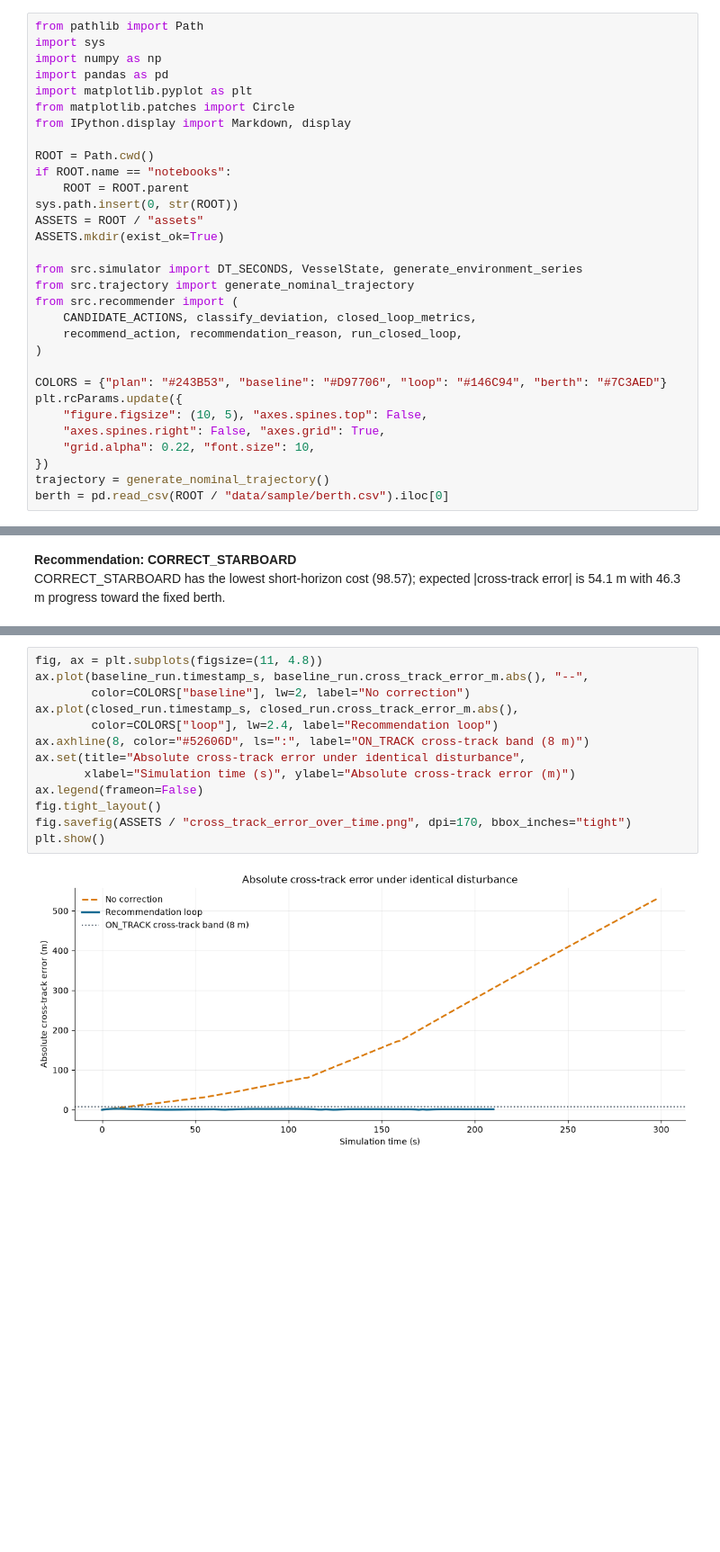
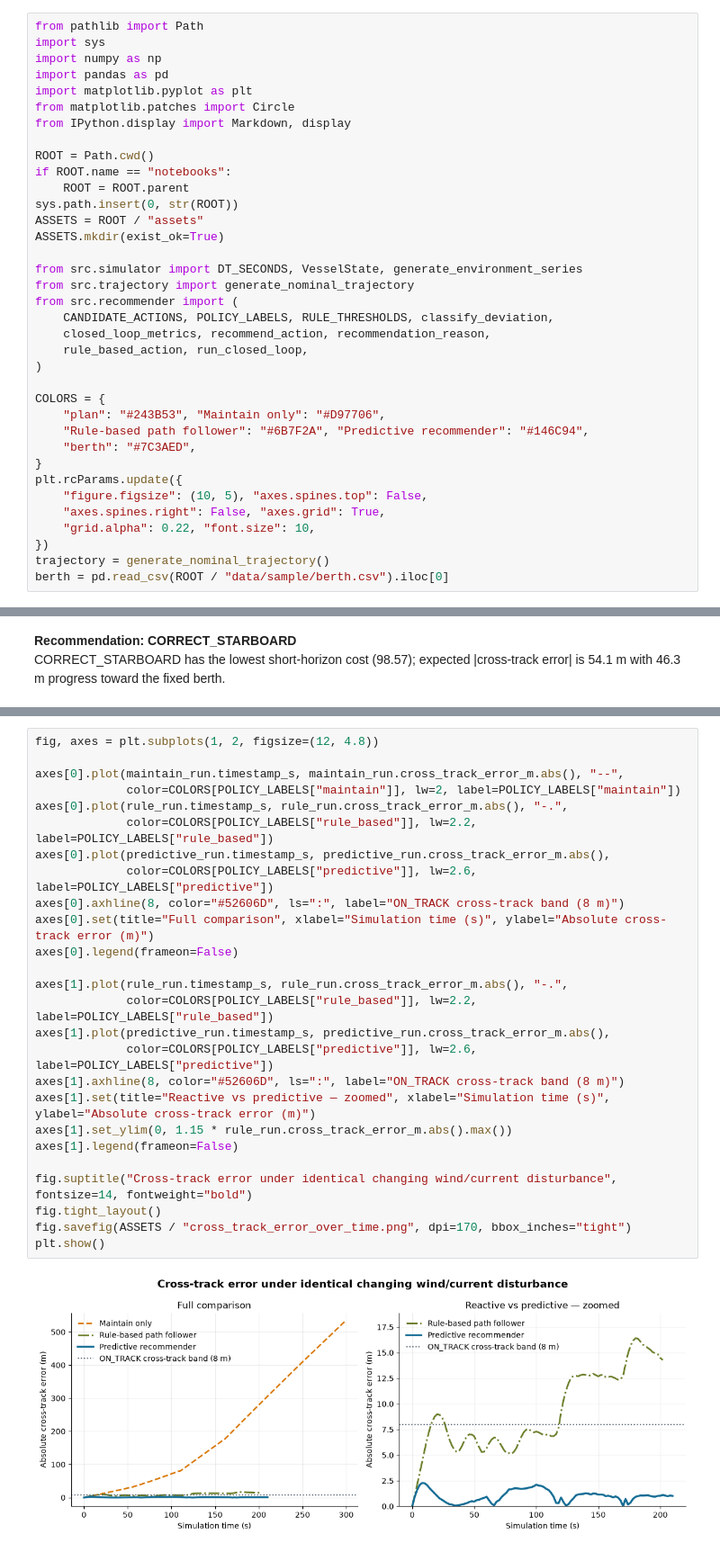
Before and after one commit to souhiab/maritime-berthing-decision-support, a Jupyter notebook: notebooks/02_closed_loop_berthing_guidance.ipynb, the cells around one changed output, grey strips where cells are left out. Shown at 90% size. Drawn from its saved outputs; the diff is of its cells as text; blank space fills up the shorter version.

Commit message:
Add rule-based baseline for maritime guidance comparison

```diff
--- a/notebooks/02_closed_loop_berthing_guidance.ipynb
+++ b/notebooks/02_closed_loop_berthing_guidance.ipynb
@@ -25,11 +25,16 @@ ASSETS.mkdir(exist_ok=True)
 from src.simulator import DT_SECONDS, VesselState, generate_environment_series
 from src.trajectory import generate_nominal_trajectory
 from src.recommender import (
-    CANDIDATE_ACTIONS, classify_deviation, closed_loop_metrics,
-    recommend_action, recommendation_reason, run_closed_loop,
+    CANDIDATE_ACTIONS, POLICY_LABELS, RULE_THRESHOLDS, classify_deviation,
+    closed_loop_metrics, recommend_action, recommendation_reason,
+    rule_based_action, run_closed_loop,
 )
 
-COLORS = {"plan": "#243B53", "baseline": "#D97706", "loop": "#146C94", "berth": "#7C3AED"}
+COLORS = {
+    "plan": "#243B53", "Maintain only": "#D97706",
+    "Rule-based path follower": "#6B7F2A", "Predictive recommender": "#146C94",
+    "berth": "#7C3AED",
+}
 plt.rcParams.update({
     "figure.figsize": (10, 5), "axes.spines.top": False,
     "axes.spines.right": False, "axes.grid": True,
@@ -159,16 +233,29 @@ plt.show()
 # %%
-fig, ax = plt.subplots(figsize=(11, 4.8))
-ax.plot(baseline_run.timestamp_s, baseline_run.cross_track_error_m.abs(), "--",
-        color=COLORS["baseline"], lw=2, label="No correction")
-ax.plot(closed_run.timestamp_s, closed_run.cross_track_error_m.abs(),
-        color=COLORS["loop"], lw=2.4, label="Recommendation loop")
-ax.axhline(8, color="#52606D", ls=":", label="ON_TRACK cross-track band (8 m)")
-ax.set(title="Absolute cross-track error under identical disturbance",
-       xlabel="Simulation time (s)", ylabel="Absolute cross-track error (m)")
-ax.legend(frameon=False)
+fig, axes = plt.subplots(1, 2, figsize=(12, 4.8))
+
+axes[0].plot(maintain_run.timestamp_s, maintain_run.cross_track_error_m.abs(), "--",
+             color=COLORS[POLICY_LABELS["maintain"]], lw=2, label=POLICY_LABELS["maintain"])
+axes[0].plot(rule_run.timestamp_s, rule_run.cross_track_error_m.abs(), "-.",
+             color=COLORS[POLICY_LABELS["rule_based"]], lw=2.2, label=POLICY_LABELS["rule_based"])
+axes[0].plot(predictive_run.timestamp_s, predictive_run.cross_track_error_m.abs(),
+             color=COLORS[POLICY_LABELS["predictive"]], lw=2.6, label=POLICY_LABELS["predictive"])
+axes[0].axhline(8, color="#52606D", ls=":", label="ON_TRACK cross-track band (8 m)")
+axes[0].set(title="Full comparison", xlabel="Simulation time (s)", ylabel="Absolute cross-track error (m)")
+axes[0].legend(frameon=False)
+
+axes[1].plot(rule_run.timestamp_s, rule_run.cross_track_error_m.abs(), "-.",
+             color=COLORS[POLICY_LABELS["rule_based"]], lw=2.2, label=POLICY_LABELS["rule_based"])
+axes[1].plot(predictive_run.timestamp_s, predictive_run.cross_track_error_m.abs(),
+             color=COLORS[POLICY_LABELS["predictive"]], lw=2.6, label=POLICY_LABELS["predictive"])
+axes[1].axhline(8, color="#52606D", ls=":", label="ON_TRACK cross-track band (8 m)")
+axes[1].set(title="Reactive vs predictive — zoomed", xlabel="Simulation time (s)", ylabel="Absolute cross-track error (m)")
+axes[1].set_ylim(0, 1.15 * rule_run.cross_track_error_m.abs().max())
+axes[1].legend(frameon=False)
+
+fig.suptitle("Cross-track error under identical changing wind/current disturbance", fontsize=14, fontweight="bold")
 fig.tight_layout()
 fig.savefig(ASSETS / "cross_track_error_over_time.png", dpi=170, bbox_inches="tight")
 plt.show()
 # %% [output]
-[figure, old version]
+[figure, new version]
 # %% [markdown]
```
Also changed, not shown: parts of 18 cells of this notebook, 6 other files.
